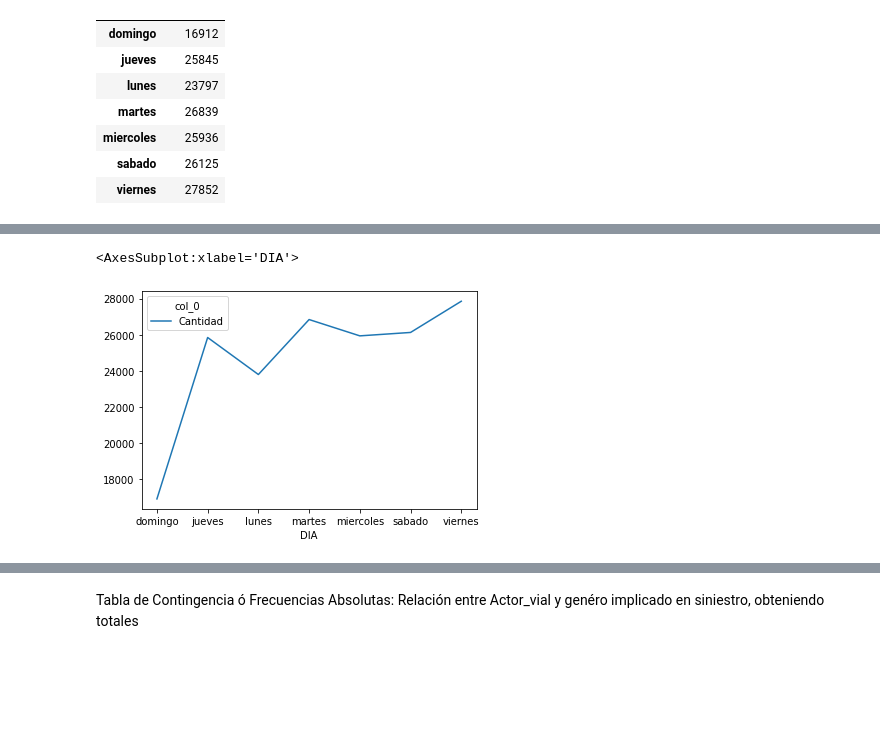
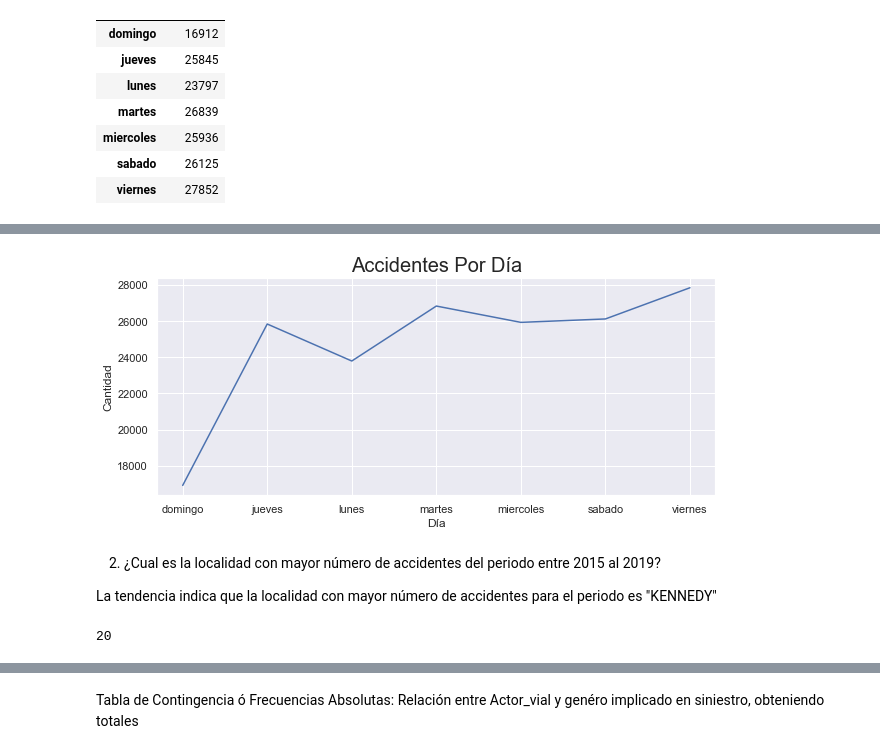
Before and after one commit to jgcotta/bigdata, a Jupyter notebook: notebook/NoteBookSiniestros.ipynb, the cells around one changed output, grey strips where cells are left out. Saved outputs shown, nothing was run; the diff lists cells and outputs as text; code cells hidden in the pictures; blank space fills up the shorter version.

```diff
--- a/notebook/NoteBookSiniestros.ipynb
+++ b/notebook/NoteBookSiniestros.ipynb
@@ -125,5 +176,22 @@ tf3
 # %%
-tf3.plot.line(stacked=True)
+#tf3.plot.line(stacked=True)
+
+line,ax = plt.subplots(figsize=(10,4))
+# Set title for plot
+ax.set_title("Accidentes Por Día", fontsize=20)
+# Set label for y-axis
+ax.set_xlabel( "Día" , size = 12 )
+sns.lineplot(x = "DIA", y = "Cantidad", data = tf3)
+plt.show()
 # %% [output]
-<AxesSubplot:xlabel='DIA'>
-[figure, old version]
+[figure, new version]
+# %% [markdown]
+2. ¿Cual es la localidad con mayor número de accidentes del periodo entre 2015 al 2019?
+
+La tendencia indica que la localidad con mayor número de accidentes para el periodo es "KENNEDY"
+# %%
+#df.LOCALIDAD
+localidades = drop_duplicates.LOCALIDAD.unique()
+len(localidades)
+# %% [output]
+20
```
Also changed, not shown: parts of 40 cells of this notebook.
